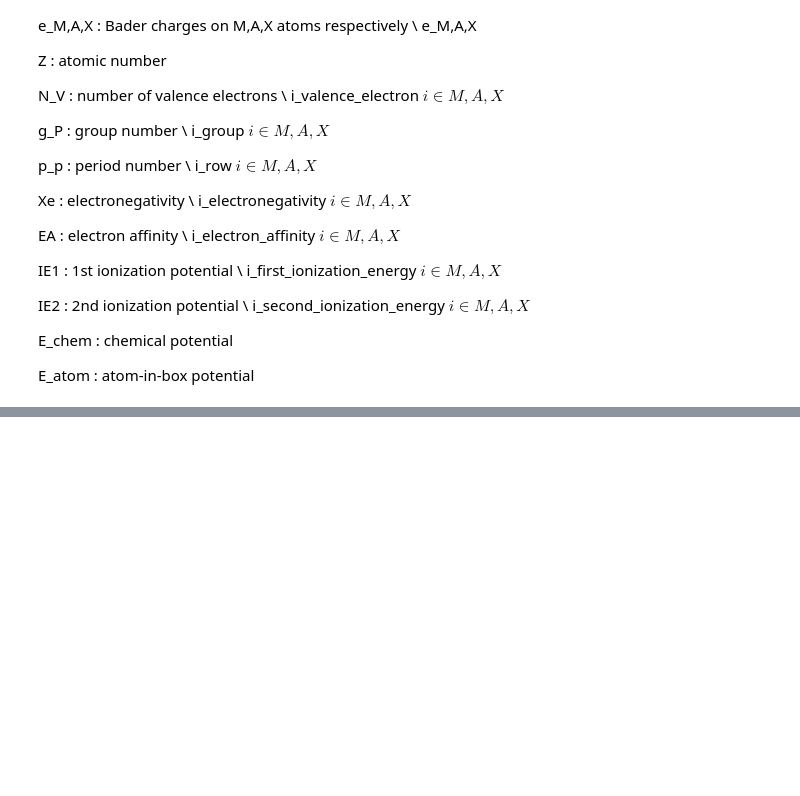
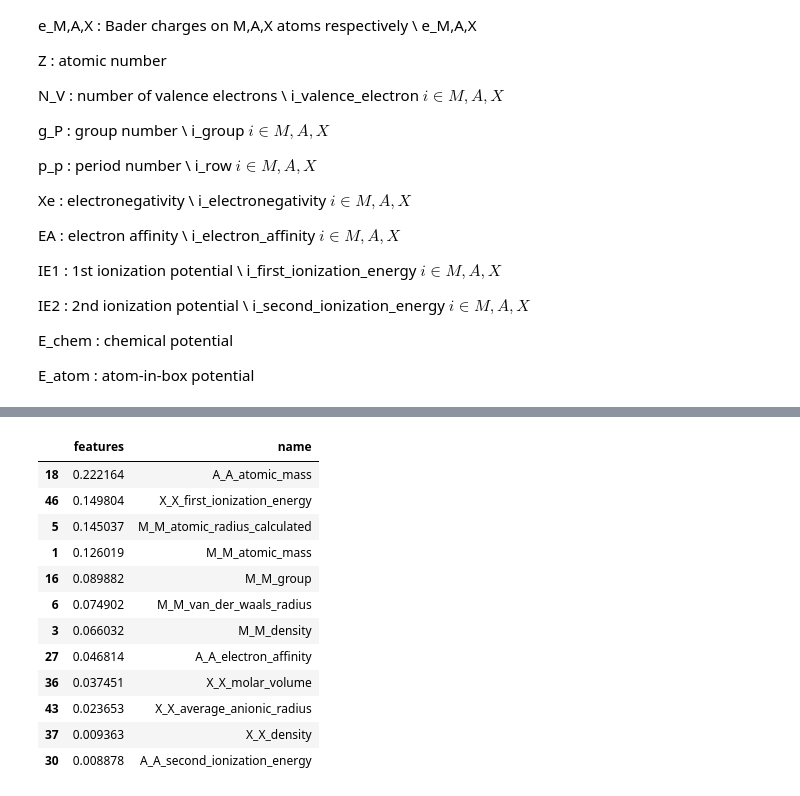
Before and after one commit to tpaquier/material_science, a Jupyter notebook: The_article/Article_reproduction.ipynb, the cells around one changed output, grey strips where cells are left out. Saved outputs shown, nothing was run; the diff lists cells and outputs as text; code cells hidden in the pictures; blank space fills up the shorter version.

Commit message:
first tries to merge datasets

```diff
--- a/The_article/Article_reproduction.ipynb
+++ b/The_article/Article_reproduction.ipynb
@@ -161,0 +146,29 @@ features_df.head()
+# %%
+max_elemental = max_elemental.drop(['M_element', 'A_element', 'X_element'],axis=1)
+# %%
+test_tree = DecisionTreeClassifier().fit(X=max_elemental.drop(['label'],axis=1),
+                                          y=max_elemental['label'])
+# %%
+imp_feat = test_tree.feature_importances_
+names_feat = test_tree.feature_names_in_
+df_imp_feat = pd.DataFrame(np.hstack((imp_feat.reshape(imp_feat.shape[0],1),names_feat.reshape(imp_feat.shape[0],1))))
+df_imp_feat.columns = ['features', 'name']
+df_imp_feat = df_imp_feat.sort_values('features', ascending=False)
+# %%
+df_diff_z = df_imp_feat[df_imp_feat['features'] != 0]
+# %%
+df_diff_z
+# %% [output]
+|  | features | name |
+| 18 | 0.222164 | A_A_atomic_mass |
+| 46 | 0.149804 | X_X_first_ionization_energy |
+| 5 | 0.145037 | M_M_atomic_radius_calculated |
+| 1 | 0.126019 | M_M_atomic_mass |
+| 16 | 0.089882 | M_M_group |
+| 6 | 0.074902 | M_M_van_der_waals_radius |
+| 3 | 0.066032 | M_M_density |
+| 27 | 0.046814 | A_A_electron_affinity |
+| 36 | 0.037451 | X_X_molar_volume |
+| 43 | 0.023653 | X_X_average_anionic_radius |
+| 37 | 0.009363 | X_X_density |
+| 30 | 0.008878 | A_A_second_ionization_energy |
```
Also changed, not shown: parts of 22 cells of this notebook.
